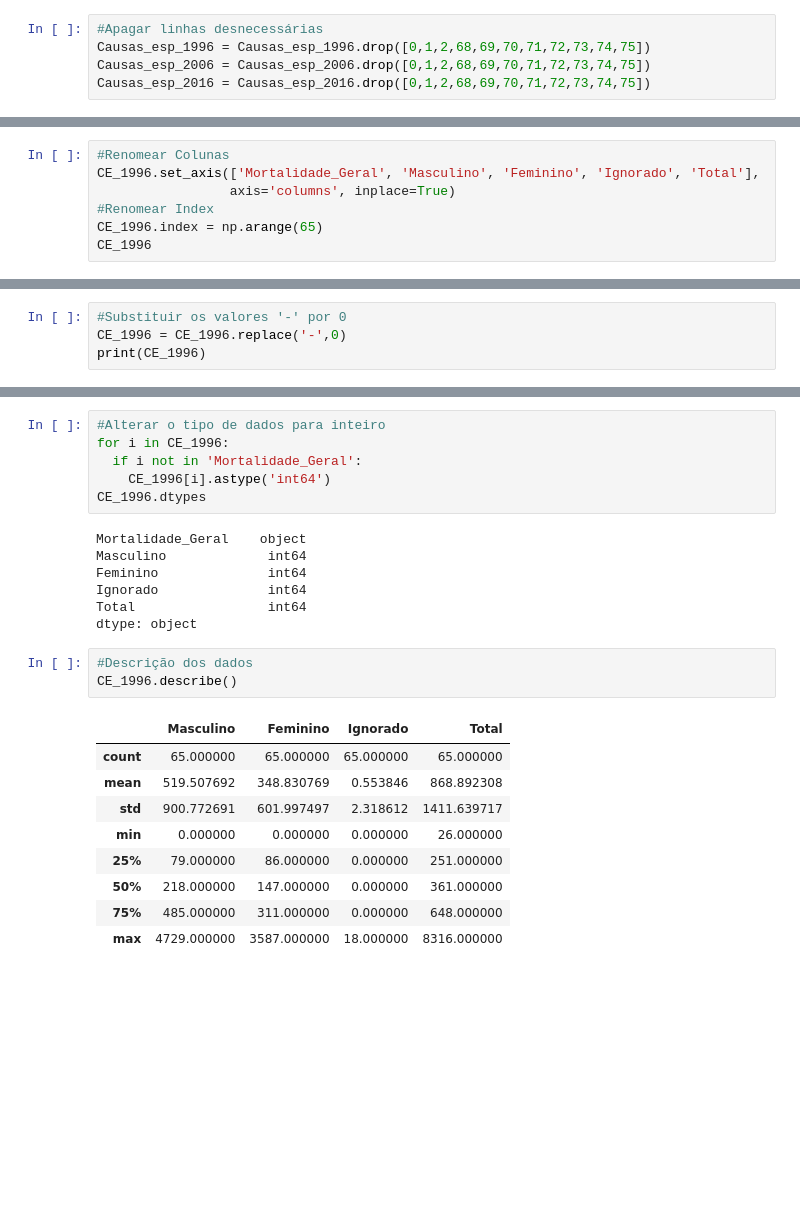
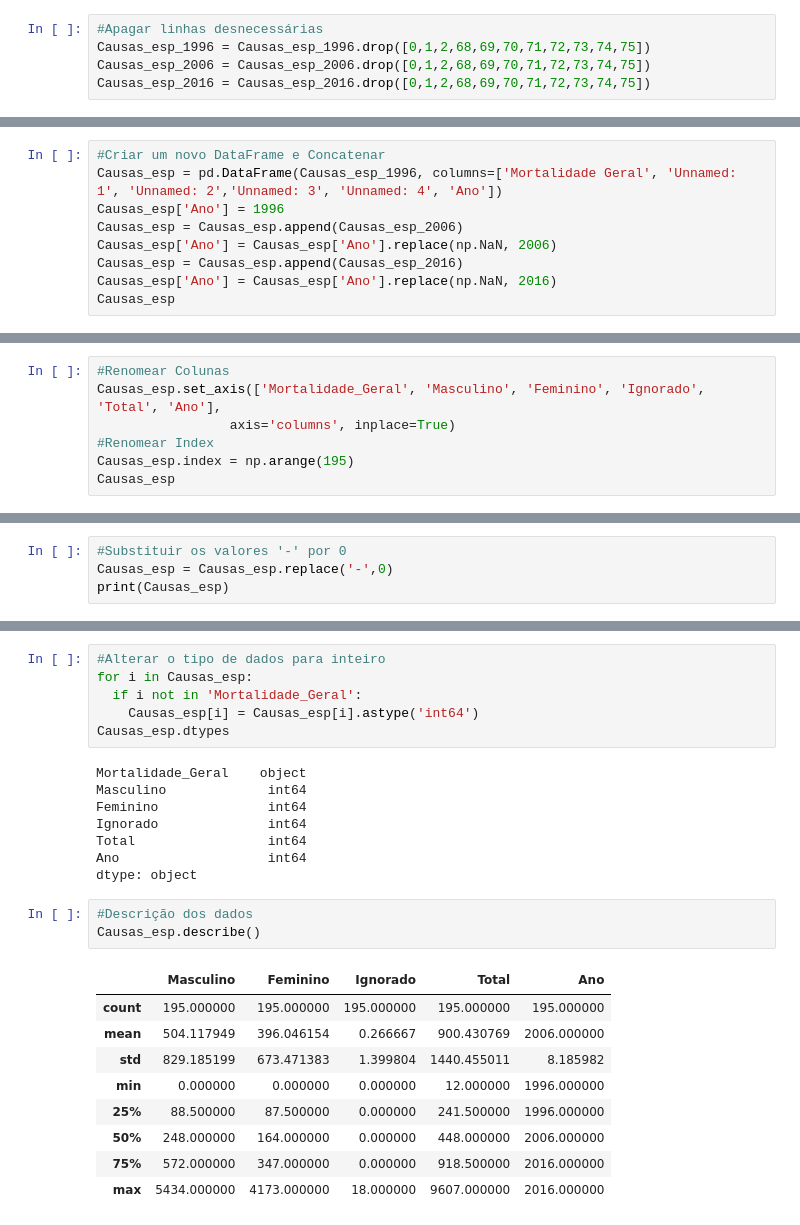
Before and after one commit to PaolaFerrete/Mortality-Sao-Paulo, a Jupyter notebook: Incidencia_1996_2006_2016.ipynb, the cells around one changed output, grey strips where cells are left out. Cells and saved outputs as stored; diff of their text form; blank space fills up the shorter version.

```diff
--- a/Incidencia_1996_2006_2016.ipynb
+++ b/Incidencia_1996_2006_2016.ipynb
@@ -79,0 +103,9 @@ Causas_esp
+# %%
+#Criar um novo DataFrame e Concatenar
+Causas_esp = pd.DataFrame(Causas_esp_1996, columns=['Mortalidade Geral', 'Unnamed: 1', 'Unnamed: 2','Unnamed: 3', 'Unnamed: 4', 'Ano'])
+Causas_esp['Ano'] = 1996
+Causas_esp = Causas_esp.append(Causas_esp_2006)
+Causas_esp['Ano'] = Causas_esp['Ano'].replace(np.NaN, 2006)
+Causas_esp = Causas_esp.append(Causas_esp_2016)
+Causas_esp['Ano'] = Causas_esp['Ano'].replace(np.NaN, 2016)
+Causas_esp
@@ -80,8 +126,8 @@ Causas_esp
 # %%
 #Renomear Colunas
-CE_1996.set_axis(['Mortalidade_Geral', 'Masculino', 'Feminino', 'Ignorado', 'Total'],
+Causas_esp.set_axis(['Mortalidade_Geral', 'Masculino', 'Feminino', 'Ignorado', 'Total', 'Ano'],
                  axis='columns', inplace=True)
 #Renomear Index
-CE_1996.index = np.arange(65)
-CE_1996
+Causas_esp.index = np.arange(195)
+Causas_esp
 # %% [output]
@@ -111,6 +158,6 @@ Total                object
 dtype: object
 # %%
 #Substituir os valores '-' por 0
-CE_1996 = CE_1996.replace('-',0)
-print(CE_1996)
+Causas_esp = Causas_esp.replace('-',0)
+print(Causas_esp)
 # %% [output]
@@ -131,28 +178,29 @@ print(CE_1996)
 # %%
 #Alterar o tipo de dados para inteiro
-for i in CE_1996:
+for i in Causas_esp:
   if i not in 'Mortalidade_Geral':
-    CE_1996[i].astype('int64')
-CE_1996.dtypes
+    Causas_esp[i] = Causas_esp[i].astype('int64')
+Causas_esp.dtypes
 # %% [output]
 Mortalidade_Geral    object
 Masculino             int64
 Feminino              int64
 Ignorado              int64
 Total                 int64
+Ano                   int64
 dtype: object
 # %%
 #Descrição dos dados
-CE_1996.describe()
+Causas_esp.describe()
 # %% [output]
-|  | Masculino | Feminino | Ignorado | Total |
-| count | 65.000000 | 65.000000 | 65.000000 | 65.000000 |
-| mean | 519.507692 | 348.830769 | 0.553846 | 868.892308 |
-| std | 900.772691 | 601.997497 | 2.318612 | 1411.639717 |
-| min | 0.000000 | 0.000000 | 0.000000 | 26.000000 |
-| 25% | 79.000000 | 86.000000 | 0.000000 | 251.000000 |
-| 50% | 218.000000 | 147.000000 | 0.000000 | 361.000000 |
-| 75% | 485.000000 | 311.000000 | 0.000000 | 648.000000 |
-| max | 4729.000000 | 3587.000000 | 18.000000 | 8316.000000 |
+|  | Masculino | Feminino | Ignorado | Total | Ano |
+| count | 195.000000 | 195.000000 | 195.000000 | 195.000000 | 195.000000 |
+| mean | 504.117949 | 396.046154 | 0.266667 | 900.430769 | 2006.000000 |
+| std | 829.185199 | 673.471383 | 1.399804 | 1440.455011 | 8.185982 |
+| min | 0.000000 | 0.000000 | 0.000000 | 12.000000 | 1996.000000 |
+| 25% | 88.500000 | 87.500000 | 0.000000 | 241.500000 | 1996.000000 |
+| 50% | 248.000000 | 164.000000 | 0.000000 | 448.000000 | 2006.000000 |
+| 75% | 572.000000 | 347.000000 | 0.000000 | 918.500000 | 2016.000000 |
+| max | 5434.000000 | 4173.000000 | 18.000000 | 9607.000000 | 2016.000000 |
 # %%
 #Separar os Totais
```
Also changed, not shown: parts of 15 cells of this notebook.
